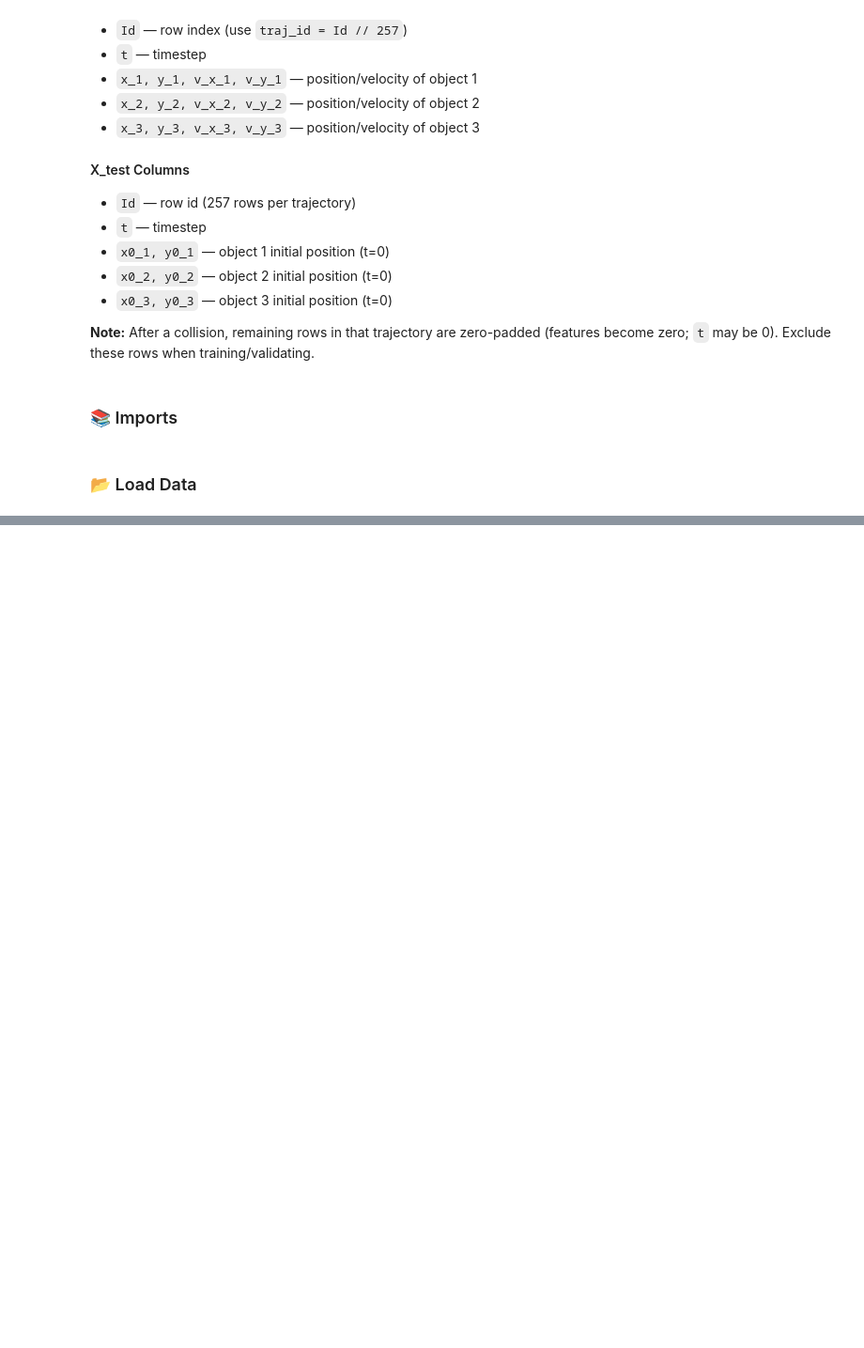
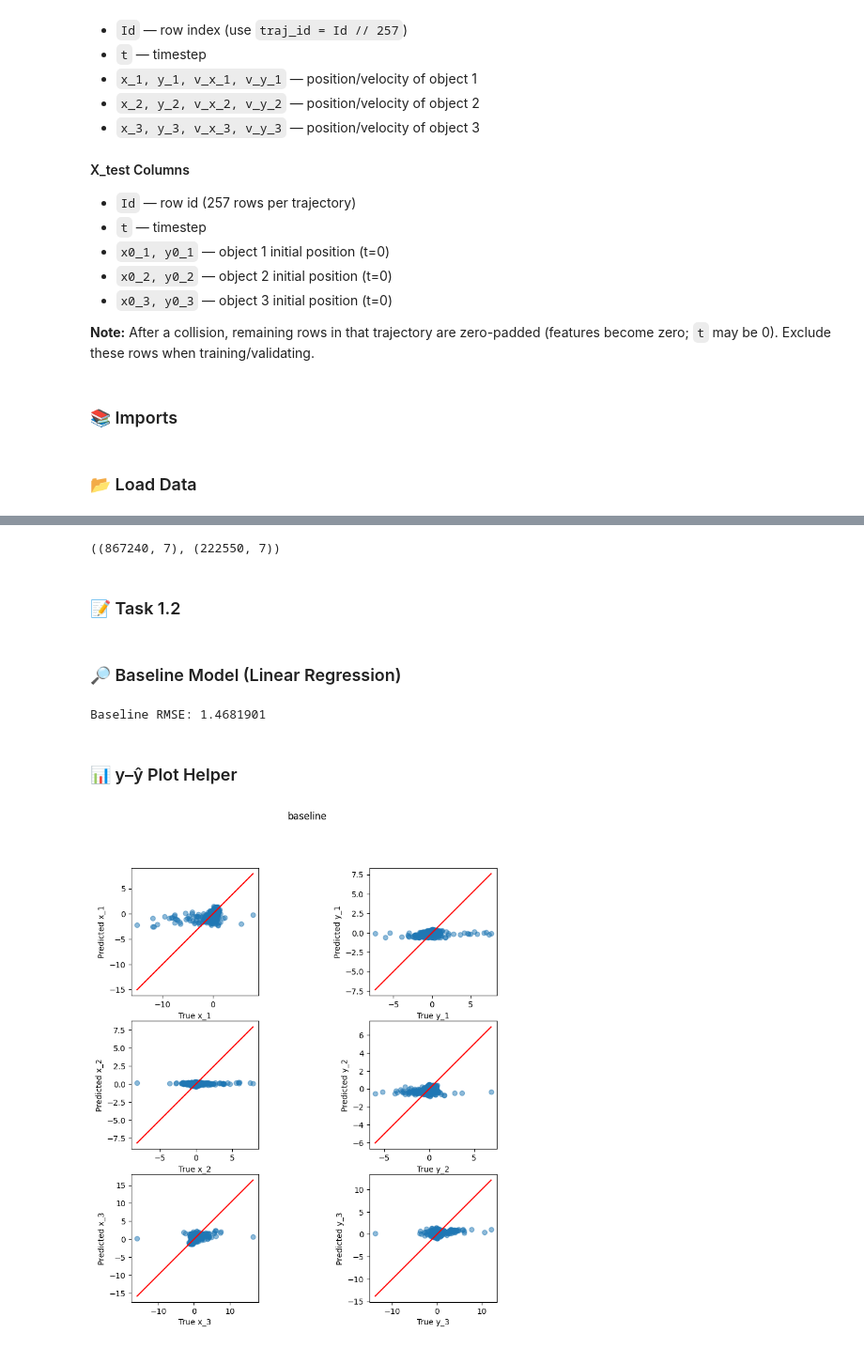
Before and after one commit to Custodio30/MLNOVA-AA-Assigement-1-Bernardo-Joao-Leonor, a Jupyter notebook: assigment#1/notebooks/assigment#1.ipynb, the cells around one changed output, grey strips where cells are left out. Shown at 94% size. Saved outputs shown, nothing was run; the diff lists cells and outputs as text; code cells hidden in the pictures; blank space fills up the shorter version.

```diff
--- a/assigment#1/notebooks/assigment#1.ipynb
+++ b/assigment#1/notebooks/assigment#1.ipynb
@@ -84,0 +269,80 @@ train = train.merge(first_rows, on="traj_id", how="left")
+# %%
+FEATURES = ["t","x0_1","y0_1","x0_2","y0_2","x0_3","y0_3"]
+TARGETS  = ["x_1","y_1","x_2","y_2","x_3","y_3"]
+
+def make_train_val_split(
+    train_df: pd.DataFrame,
+    features: list = FEATURES,
+    targets: list  = TARGETS,
+    test_size: float = 0.2,
+    random_state: int = 42
+):
+    """
+    Devolve:
+      X_tr, y_tr, X_va, y_va → arrays numpy
+      tr, va → DataFrames (úteis para análise/plots)
+    Exclui padding do treino/validação.
+    """
+    unique_traj = train_df["traj_id"].unique()
+    tr_ids, va_ids = train_test_split(unique_traj, test_size=test_size, random_state=random_state)
+
+    tr = train_df[(train_df["traj_id"].isin(tr_ids)) & (~train_df["is_padding"])].copy()
+    va = train_df[(train_df["traj_id"].isin(va_ids)) & (~train_df["is_padding"])].copy()
+
+    X_tr = tr[features].values
+    y_tr = tr[targets].values
+    X_va = va[features].values
+    y_va = va[targets].values
+    return X_tr, y_tr, X_va, y_va, tr, va
+
+# executar split
+X_tr, y_tr, X_va, y_va, tr_df, va_df = make_train_val_split(train)
+X_tr.shape, X_va.shape
+# %% [output]
+((867240, 7), (222550, 7))
+# %% [markdown]
+<h3>📝 Task 1.2</h3>
+# %% [markdown]
+<h3>🔎 Baseline Model (Linear Regression)</h3>
+# %%
+# pipeline: StandardScaler (normalização) + LinearRegression
+baseline = make_pipeline(StandardScaler(with_mean=True), LinearRegression())
+
+baseline.fit(X_tr, y_tr)  # treino
+y_hat = baseline.predict(X_va)  # previsão no validation
+
+# métrica RMSE (root mean squared error)
+rmse = mean_squared_error(y_va, y_hat, squared=False)
+print("Baseline RMSE (validation split):", rmse)
+# %% [output]
+Baseline RMSE: 1.4681901
+# %% [markdown]
+<h3>📊 y–ŷ Plot Helper</h3>
+# %%
+import matplotlib.pyplot as plt
+
+def plot_y_yhat(y_true, y_pred, plot_title="y_vs_yhat"):
+    labels = ['x_1','y_1','x_2','y_2','x_3','y_3']
+    MAX = 500
+    if len(y_true) > MAX:
+        idx = np.random.choice(len(y_true), MAX, replace=False)
+    else:
+        idx = np.arange(len(y_true))
+    plt.figure(figsize=(10,10))
+    for i in range(6):
+        x0 = np.min(y_true[idx,i])
+        x1 = np.max(y_true[idx,i])
+        plt.subplot(3,2,i+1)
+        plt.scatter(y_true[idx,i], y_pred[idx,i], alpha=0.5)
+        plt.xlabel('True ' + labels[i])
+        plt.ylabel('Predicted ' + labels[i])
+        plt.plot([x0,x1],[x0,x1],color='red')
+        plt.axis('square')
+    plt.suptitle(plot_title)
+    plt.savefig(plot_title+'.pdf')
+    plt.show()
+
+# Example usage
+plot_y_yhat(y_va, y_hat, plot_title="baseline")
+# %% [output]
+[figure, added]
```
Also changed, not shown: parts of 15 cells of this notebook, 2 other files.
